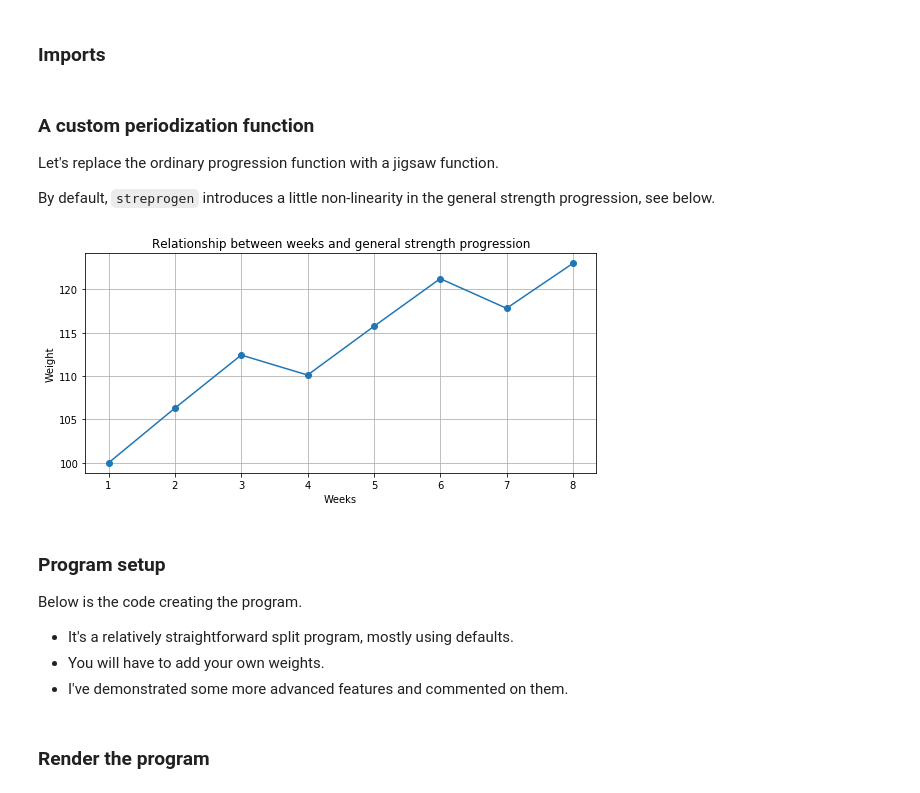
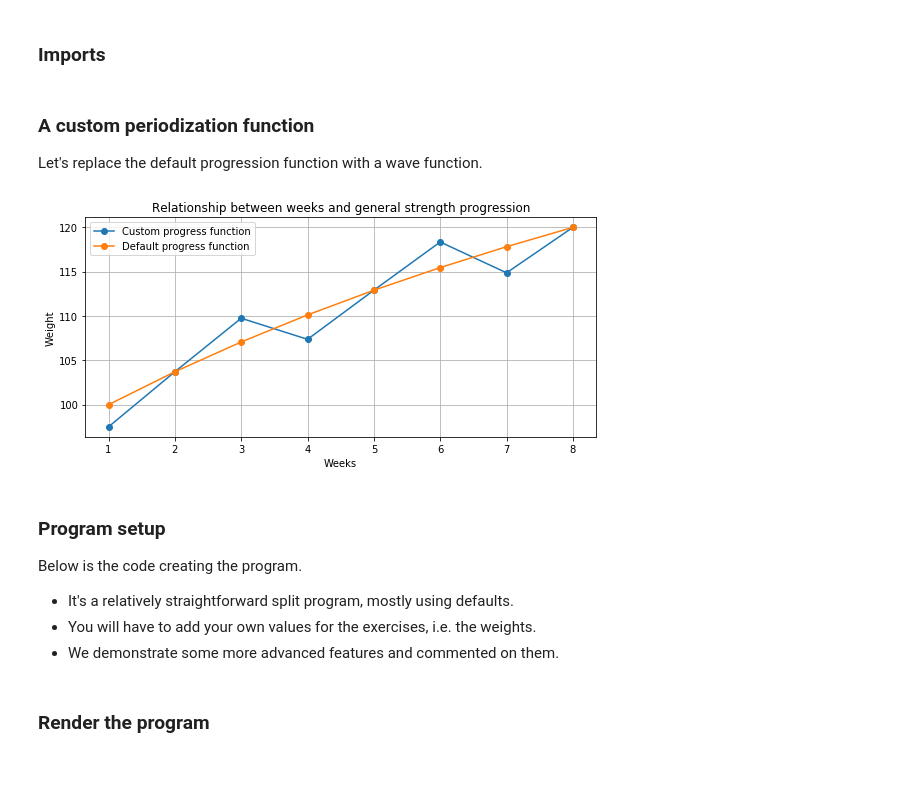
Before and after one commit to tommyod/streprogen, a Jupyter notebook: examples/Example - 3 day split with periodization.ipynb, the cells around one changed output. Cells and saved outputs as stored; diff of their text form; code cells hidden in the pictures.

```diff
--- a/examples/Example - 3 day split with periodization.ipynb
+++ b/examples/Example - 3 day split with periodization.ipynb
@@ -19,42 +19,47 @@ import functools
 # %% [markdown]
 ### A custom periodization function
 
-Let's replace the ordinary progression function with a jigsaw function.
-
-By default, `streprogen` introduces a little non-linearity in the general strength progression, see below.
+Let's replace the default progression function with a wave function.
 # %%
 plt.figure(figsize=(8, 4))
 plt.title("Relationship between weeks and general strength progression")
 
 duration = 8
 weeks = list(range(1, duration + 1))
 
 def progress(weeks, start_weight, final_weight, start_week, final_week):
+    """Custom progress function.
+
+    You can define any function here, but it must have the signature:
+
+        func(weeks, start_weight, final_weight, start_week, final_week)
+    """
     # Setting k=0 below makes the function perfectly linear
     # Setting k>0 makes the function increasingly non-linear
     base = progression_diffeq(weeks, start_weight, final_weight, start_week, final_week, k=1)
     period = 3
     amplitude = 0.05
 
-    return (1 + amplitude*((weeks - 1) % period) / (period - 1))*base
+    return (1 + amplitude*((weeks - 1) % period - period // 2) / (period - 1))*base
 
-level = [progress(w, start_weight=100, final_weight=120, start_week=1, final_week=duration) for w in weeks]
+custom = [progress(w, start_weight=100, final_weight=120, start_week=1, final_week=duration) for w in weeks]
+default = [Program._default_progression_func(w, start_weight=100, final_weight=120, start_week=1, final_week=duration) for w in weeks]
 
-plt.plot(weeks, level, '-o')
-plt.xlabel("Weeks")
-plt.ylabel("Weight")
-plt.grid()
-plt.tight_layout()
+# Plot the two functions
+plt.plot(weeks, custom, '-o', label="Custom progress function")
+plt.plot(weeks, default, '-o', label="Default progress function")
+plt.xlabel("Weeks"); plt.ylabel("Weight")
+plt.legend(); plt.grid(); plt.tight_layout()
 # %% [output]
-[figure, old version]
+[figure, new version]
 # %% [markdown]
 ### Program setup
 
 Below is the code creating the program.
 
 - It's a relatively straightforward split program, mostly using defaults.
-- You will have to add your own weights.
-- I've demonstrated some more advanced features and commented on them.
+- You will have to add your own values for the exercises, i.e. the weights.
+- We demonstrate some more advanced features and commented on them.
 # %%
 program = Program(
     # The name of the training program
```
Also changed, not shown: parts of 1 cell of this notebook, 7 other files.
